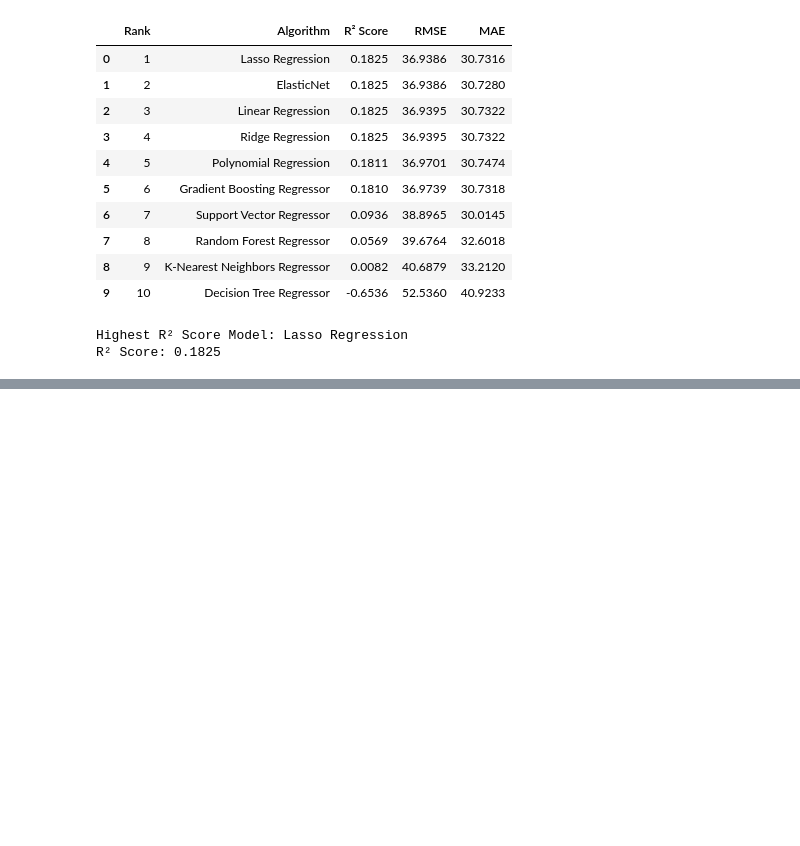
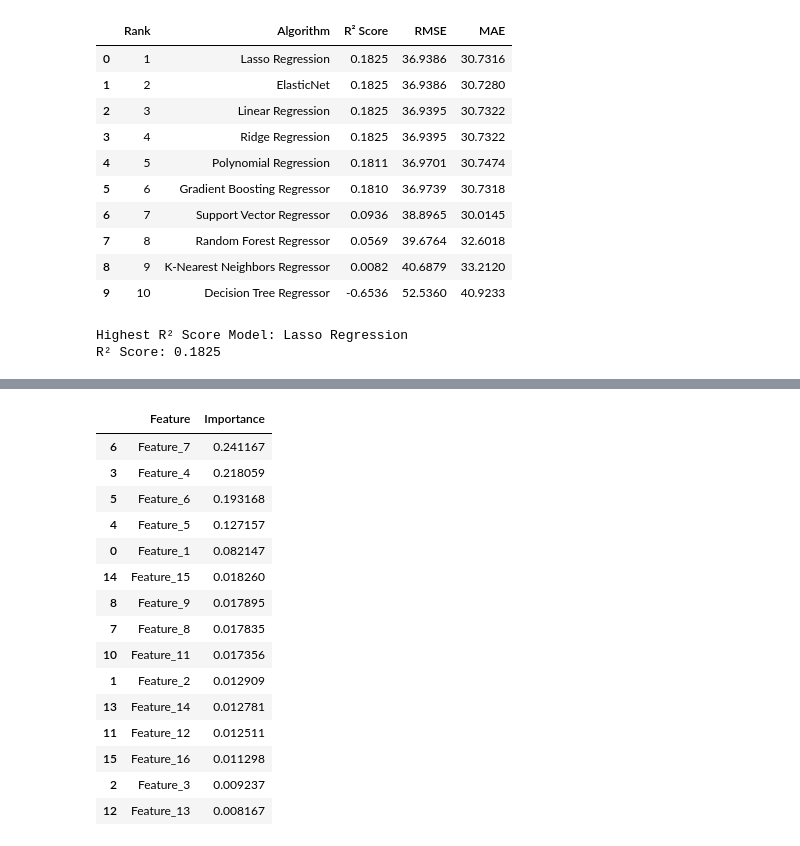
Before and after one commit to renexaan/glucotrack, a Jupyter notebook: notebooks/regression.ipynb, the cells around one changed output, grey strips where cells are left out. Cells and saved outputs as stored; diff of their text form; code cells hidden in the pictures; blank space fills up the shorter version.

```diff
--- a/notebooks/regression.ipynb
+++ b/notebooks/regression.ipynb
@@ -1536,0 +1936,41 @@ R² Score: 0.1825
+# %%
+# FEATURE IMPORTANCE - RANDOM FOREST
+
+# FEATURE IMPORTANCE - RANDOM FOREST
+
+feature_importance = random_forest_model.feature_importances_
+
+# X_train_processed is a NumPy array, so create feature names
+feature_names = [
+    f"Feature_{i+1}"
+    for i in range(X_train_processed.shape[1])
+]
+
+importance_df = pd.DataFrame({
+    "Feature": feature_names,
+    "Importance": feature_importance
+})
+
+importance_df = importance_df.sort_values(
+    by="Importance",
+    ascending=False
+)
+
+display(importance_df.head(15))
+# %% [output]
+|  | Feature | Importance |
+| 6 | Feature_7 | 0.241167 |
+| 3 | Feature_4 | 0.218059 |
+| 5 | Feature_6 | 0.193168 |
+| 4 | Feature_5 | 0.127157 |
+| 0 | Feature_1 | 0.082147 |
+| 14 | Feature_15 | 0.018260 |
+| 8 | Feature_9 | 0.017895 |
+| 7 | Feature_8 | 0.017835 |
+| 10 | Feature_11 | 0.017356 |
+| 1 | Feature_2 | 0.012909 |
+| 13 | Feature_14 | 0.012781 |
+| 11 | Feature_12 | 0.012511 |
+| 15 | Feature_16 | 0.011298 |
+| 2 | Feature_3 | 0.009237 |
+| 12 | Feature_13 | 0.008167 |
```
Also changed, not shown: parts of 16 cells of this notebook.
